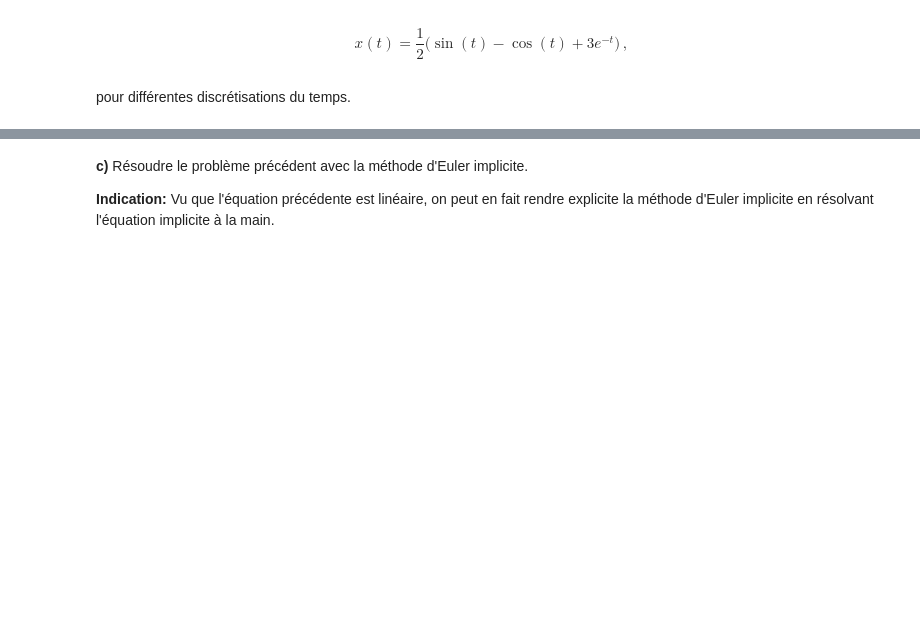
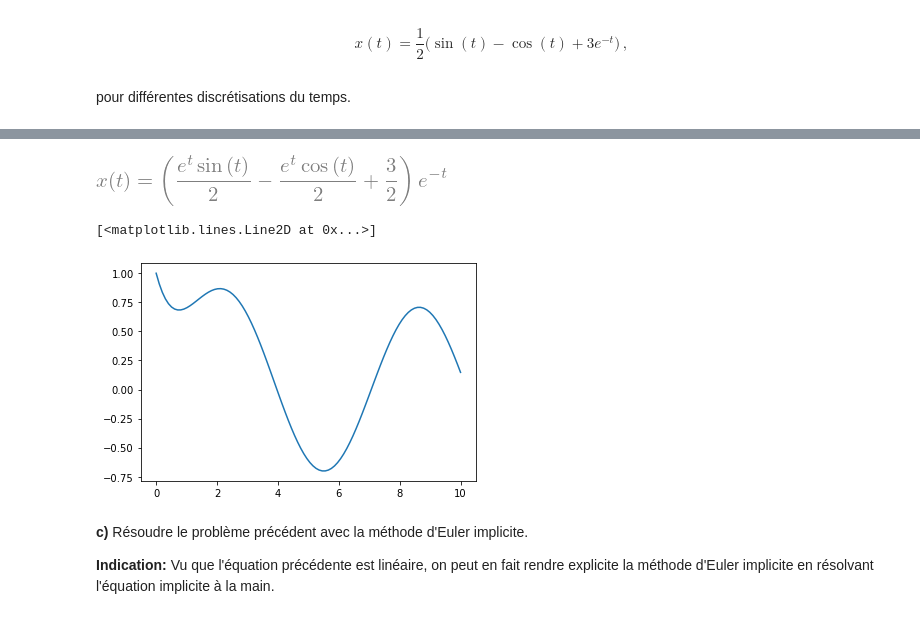
Before and after one commit to AntonioHorcasSerrano/LU2MA100, a Jupyter notebook: chap10.ipynb, the cells around one changed output, grey strips where cells are left out. Drawn from its saved outputs; the diff is of its cells as text; code cells hidden in the pictures; blank space fills up the shorter version.

```diff
--- a/chap10.ipynb
+++ b/chap10.ipynb
@@ -92,3 +119,25 @@ pour différentes discrétisations du temps.
+# %%
+t = sp.Symbol('t')
+x = sp.Function('x')
+x0 = sp.Symbol(r'u0')
+f = sp.sin(t) - x(t)
+edo = sp.Eq(sp.diff(x(t),t) , f)
+edo
+solgen = sp.dsolve(edo,x(t))
+solgen
+x0 = 1
+consts = sp.solve( sp.Eq( x0, solgen.rhs.subs(t,0)) , dict=True)[0]
+consts
+solpar = solgen.subs(consts)
+display(solpar)
+func = sp.lambdify(t, solpar.rhs,'numpy')
+t = np.linspace(0,10,100)
+y = func(t)
+plt.plot(t,y)
+# %% [output]
+[figure, added]
+[<matplotlib.lines.Line2D at 0x...>]
+[figure, added]
 # %% [markdown]
 
 **c)**
```
Also changed, not shown: parts of 3 cells of this notebook, 2 other files.
